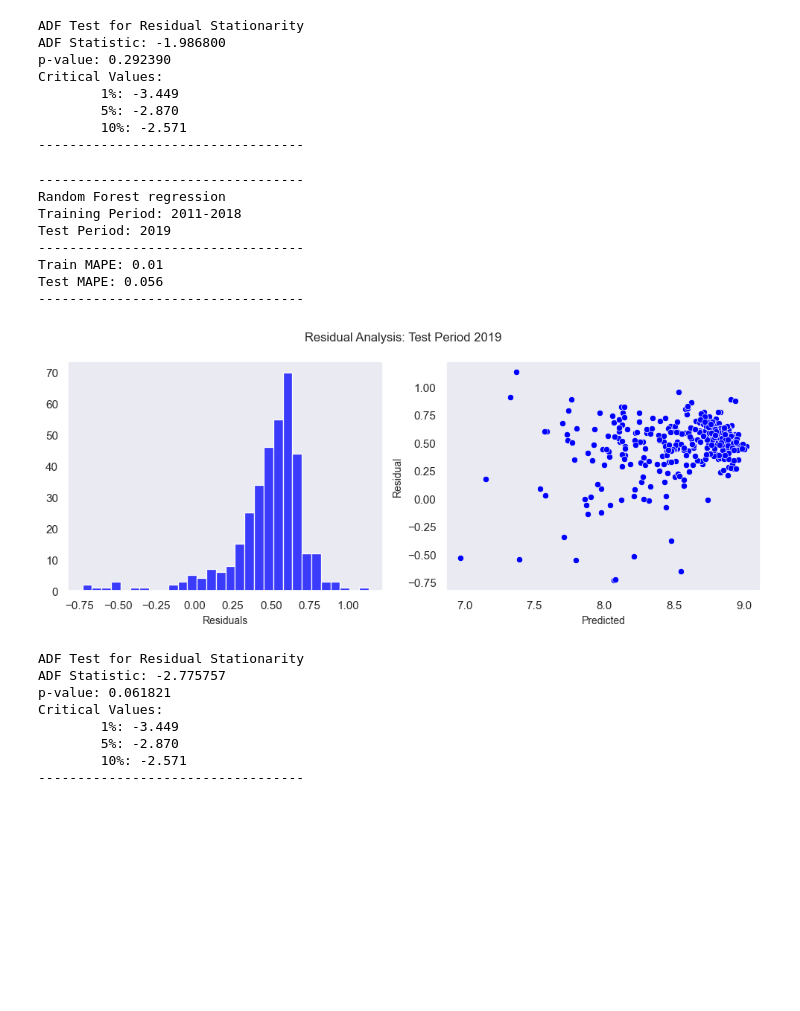
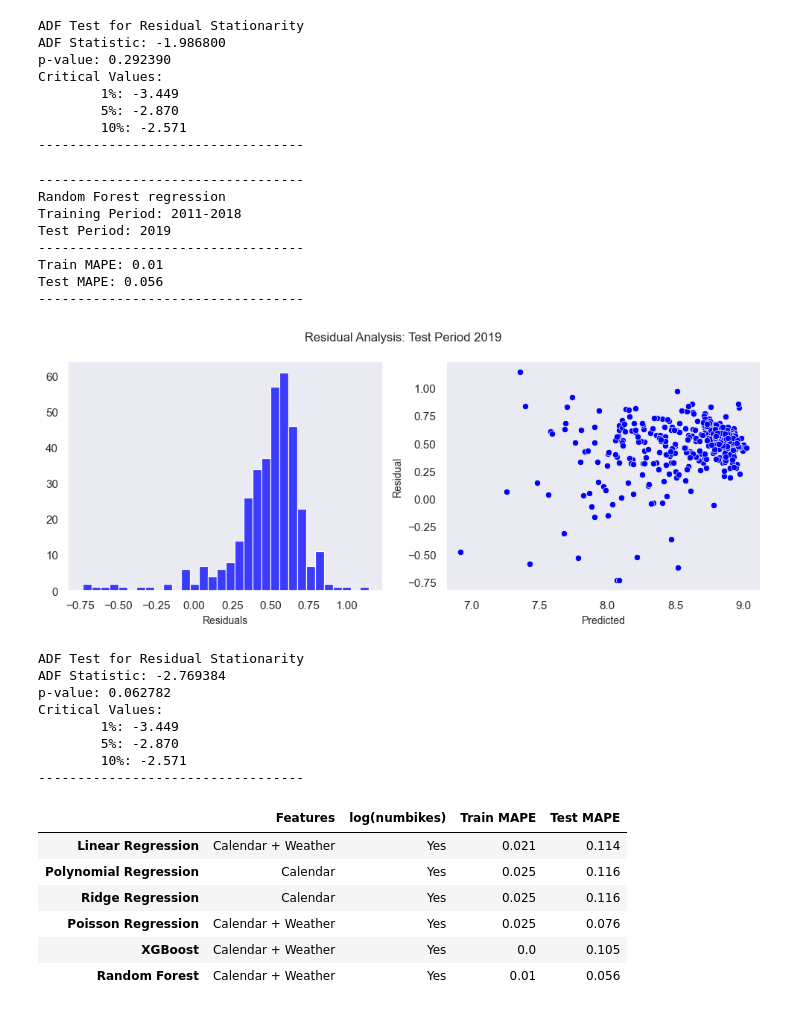
Before and after one commit to sbuenker/bike_sharing_wa-dc, a Jupyter notebook: bike_share_demand_prediction.ipynb, the cells around one changed output. Saved outputs shown, nothing was run; the diff lists cells and outputs as text; code cells hidden in the pictures; blank space fills up the shorter version.

```diff
--- a/bike_share_demand_prediction.ipynb
+++ b/bike_share_demand_prediction.ipynb
@@ -470,7 +479,7 @@ Critical Values:
         10%: -2.571
 ----------------------------------
 # %%
-reg_predict(df=bikes, features=all_features, model='Random Forest', logbikes=True)
+reg_predict(df=dc_bikes, features=all_features, model='Random Forest', logbikes=True)
 # %% [output]
 ----------------------------------
 Random Forest regression
@@ -480,12 +489,22 @@ Test Period: 2019
 Train MAPE: 0.01
 Test MAPE: 0.056
 ----------------------------------
-[figure, old version]
+[figure, new version]
 ADF Test for Residual Stationarity
-ADF Statistic: -2.775757
-p-value: 0.061821
+ADF Statistic: -2.769384
+p-value: 0.062782
 Critical Values:
         1%: -3.449
         5%: -2.870
         10%: -2.571
 ----------------------------------
+# %%
+pd.DataFrame(test_results, index=['Features', 'log(numbikes)', 'Train MAPE', 'Test MAPE']).T
+# %% [output]
+|  | Features | log(numbikes) | Train MAPE | Test MAPE |
+| Linear Regression | Calendar + Weather | Yes | 0.021 | 0.114 |
+| Polynomial Regression | Calendar | Yes | 0.025 | 0.116 |
+| Ridge Regression | Calendar | Yes | 0.025 | 0.116 |
+| Poisson Regression | Calendar + Weather | Yes | 0.025 | 0.076 |
+| XGBoost | Calendar + Weather | Yes | 0.0 | 0.105 |
+| Random Forest | Calendar + Weather | Yes | 0.01 | 0.056 |
```
Also changed, not shown: parts of 9 cells of this notebook.
